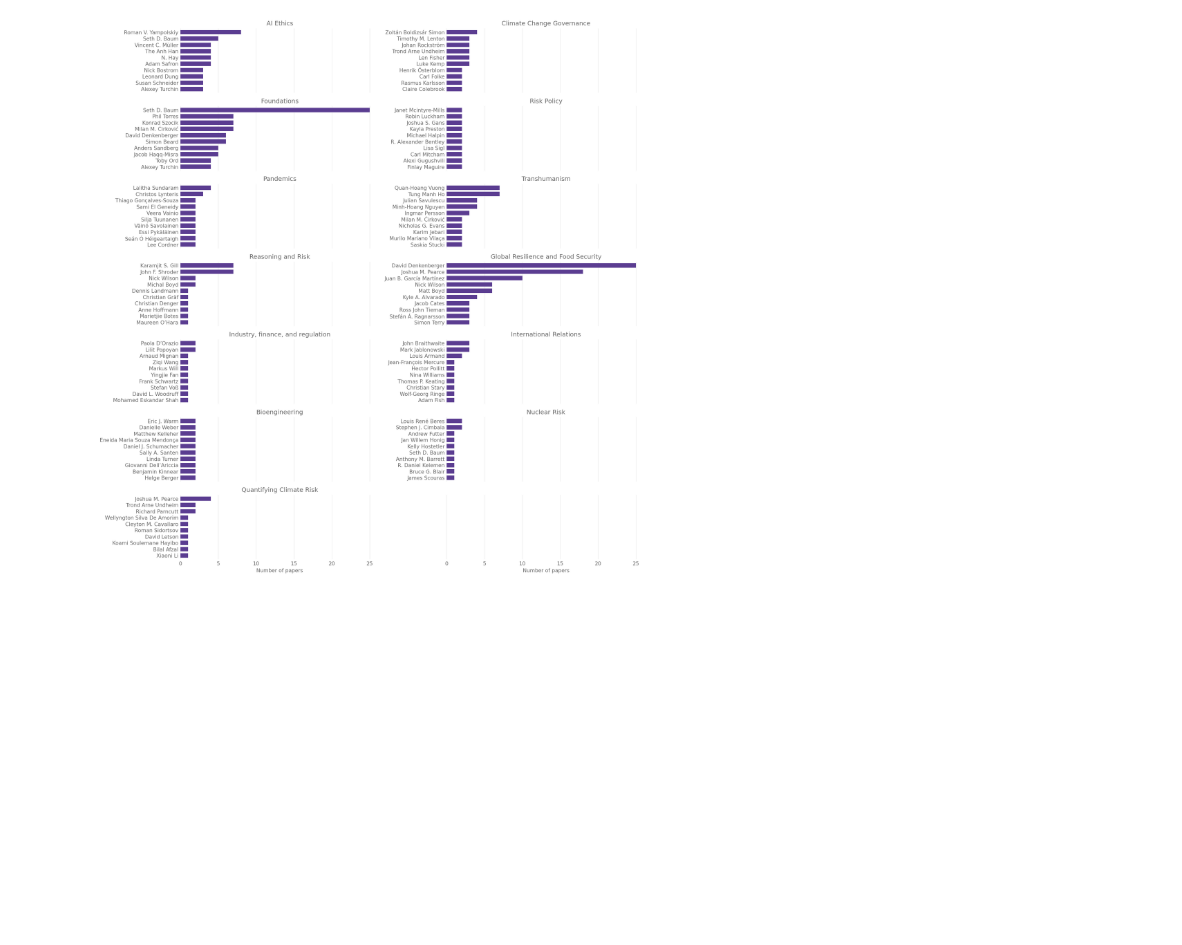
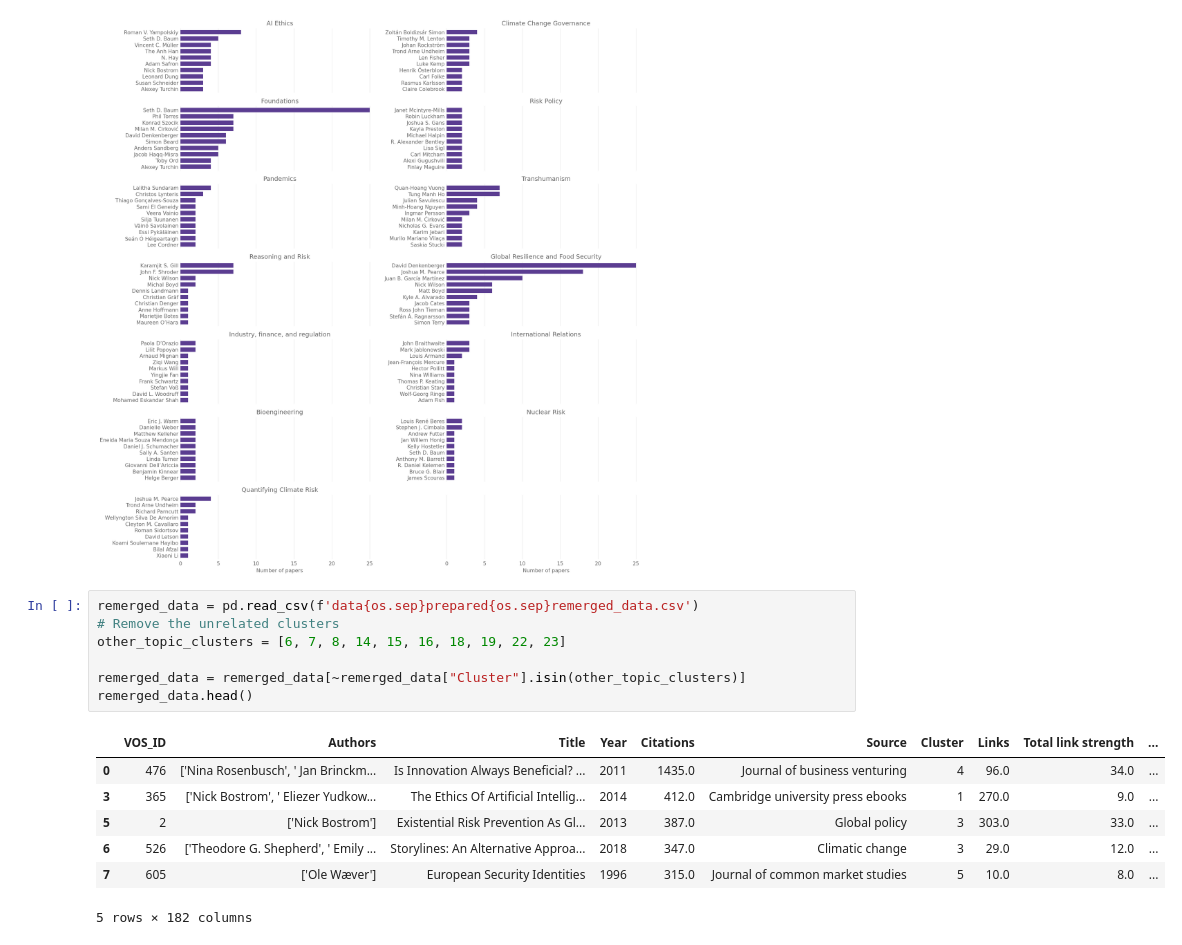
Before and after one commit to florianjehn/bibliometrics, a Jupyter notebook: scripts/cluster_visualization.ipynb, the cells around one changed output. Drawn from its saved outputs; the diff is of its cells as text; blank space fills up the shorter version.

```diff
--- a/scripts/cluster_visualization.ipynb
+++ b/scripts/cluster_visualization.ipynb
@@ -116,3 +116,18 @@ axes[-1].set_xlabel("Number of papers")
 # %% [output]
 Text(0.5, 210.83333333333303, 'Number of papers')
 [figure]
+# %%
+remerged_data = pd.read_csv(f'data{os.sep}prepared{os.sep}remerged_data.csv')
+# Remove the unrelated clusters
+other_topic_clusters = [6, 7, 8, 14, 15, 16, 18, 19, 22, 23]
+
+remerged_data = remerged_data[~remerged_data["Cluster"].isin(other_topic_clusters)]
+remerged_data.head()
+# %% [output]
+|  | VOS_ID | Authors | Title | Year | Citations | Source | Cluster | Links | Total link strength | ... |
+| 0 | 476 | ['Nina Rosenbusch', ' Jan Brinckm... | Is Innovation Always Beneficial? ... | 2011 | 1435.0 | Journal of business venturing | 4 | 96.0 | 34.0 | ... |
+| 3 | 365 | ['Nick Bostrom', ' Eliezer Yudkow... | The Ethics Of Artificial Intellig... | 2014 | 412.0 | Cambridge university press ebooks | 1 | 270.0 | 9.0 | ... |
+| 5 | 2 | ['Nick Bostrom'] | Existential Risk Prevention As Gl... | 2013 | 387.0 | Global policy | 3 | 303.0 | 33.0 | ... |
+| 6 | 526 | ['Theodore G. Shepherd', ' Emily ... | Storylines: An Alternative Approa... | 2018 | 347.0 | Climatic change | 3 | 29.0 | 12.0 | ... |
+| 7 | 605 | ['Ole Wæver'] | European Security Identities | 1996 | 315.0 | Journal of common market studies | 5 | 10.0 | 8.0 | ... |
+5 rows × 182 columns
```
Also changed, not shown: parts of 1 cell of this notebook, 2 other files.
